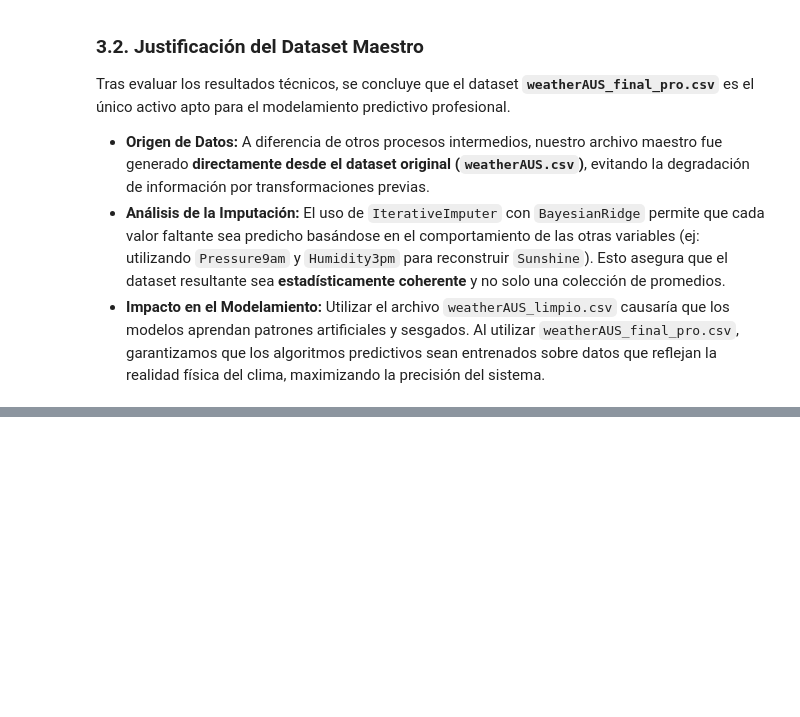
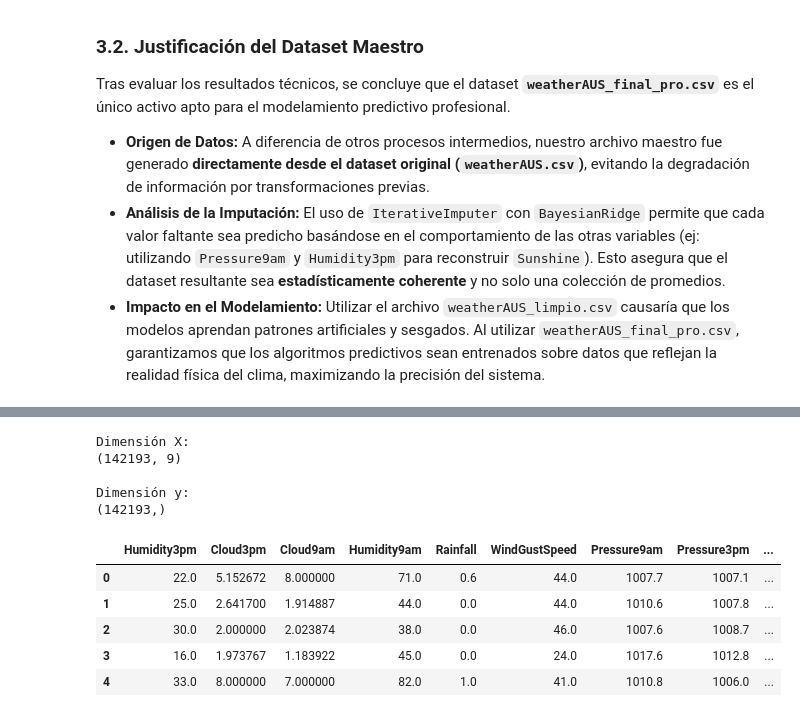
Before and after one commit to alanabermudezaballay/mcdi500_s1_grupo7, a Jupyter notebook: EstadisticaComputacional/S3/proyecto_integrado.ipynb, the cells around one changed output, grey strips where cells are left out. Cells and saved outputs as stored; diff of their text form; code cells hidden in the pictures; blank space fills up the shorter version.

```diff
--- a/EstadisticaComputacional/S3/proyecto_integrado.ipynb
+++ b/EstadisticaComputacional/S3/proyecto_integrado.ipynb
@@ -179,0 +352,19 @@ Tras evaluar los resultados técnicos, se concluye que el dataset **`weatherAUS_
+# %%
+# ==========================================
+# Variables seleccionadas por correlación
+# ==========================================
+
+variables_modelo1 = [
+    "Humidity3pm",
+    "Cloud3pm",
+    "Cloud9am",
+    "Humidity9am",
+    "Rainfall",
+    "WindGustSpeed",
+    "Pressure9am",
+    "Pressure3pm",
+    "Sunshine"
+]
+
+print("Variables Modelo 1:")
+print(variables_modelo1)
@@ -179,0 +380,28 @@ Tras evaluar los resultados técnicos, se concluye que el dataset **`weatherAUS_
+# %%
+# ==========================================
+# Base de modelamiento Modelo 1
+# ==========================================
+
+X_modelo1 = df_modelo[variables_modelo1].copy()
+
+y_modelo1 = df_modelo["RainTomorrow"].copy()
+
+print("Dimensión X:")
+print(X_modelo1.shape)
+
+print("\nDimensión y:")
+print(y_modelo1.shape)
+
+X_modelo1.head()
+# %% [output]
+Dimensión X:
+(142193, 9)
+
+Dimensión y:
+(142193,)
+|  | Humidity3pm | Cloud3pm | Cloud9am | Humidity9am | Rainfall | WindGustSpeed | Pressure9am | Pressure3pm | ... |
+| 0 | 22.0 | 5.152672 | 8.000000 | 71.0 | 0.6 | 44.0 | 1007.7 | 1007.1 | ... |
+| 1 | 25.0 | 2.641700 | 1.914887 | 44.0 | 0.0 | 44.0 | 1010.6 | 1007.8 | ... |
+| 2 | 30.0 | 2.000000 | 2.023874 | 38.0 | 0.0 | 46.0 | 1007.6 | 1008.7 | ... |
+| 3 | 16.0 | 1.973767 | 1.183922 | 45.0 | 0.0 | 24.0 | 1017.6 | 1012.8 | ... |
+| 4 | 33.0 | 8.000000 | 7.000000 | 82.0 | 1.0 | 41.0 | 1010.8 | 1006.0 | ... |
```
Also changed, not shown: parts of 72 cells of this notebook.
